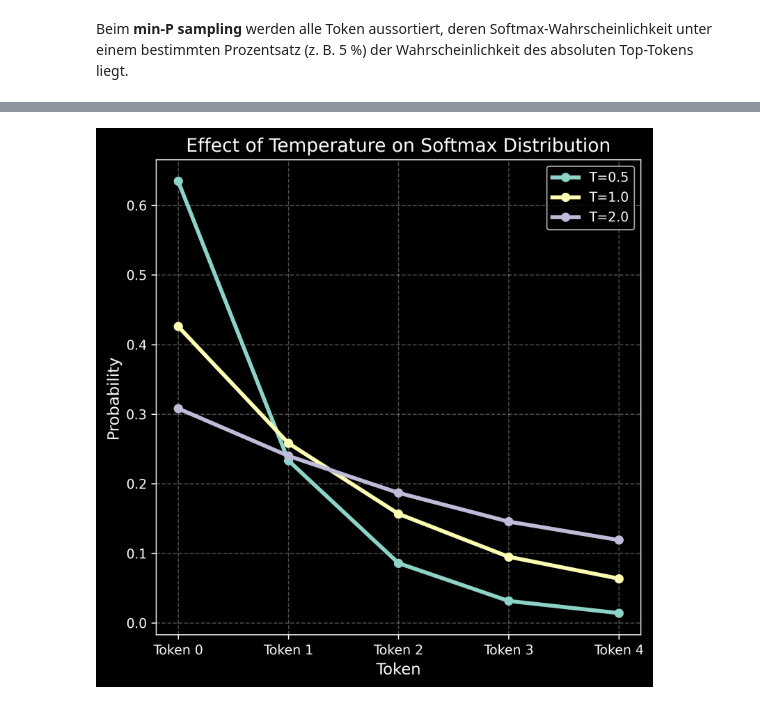
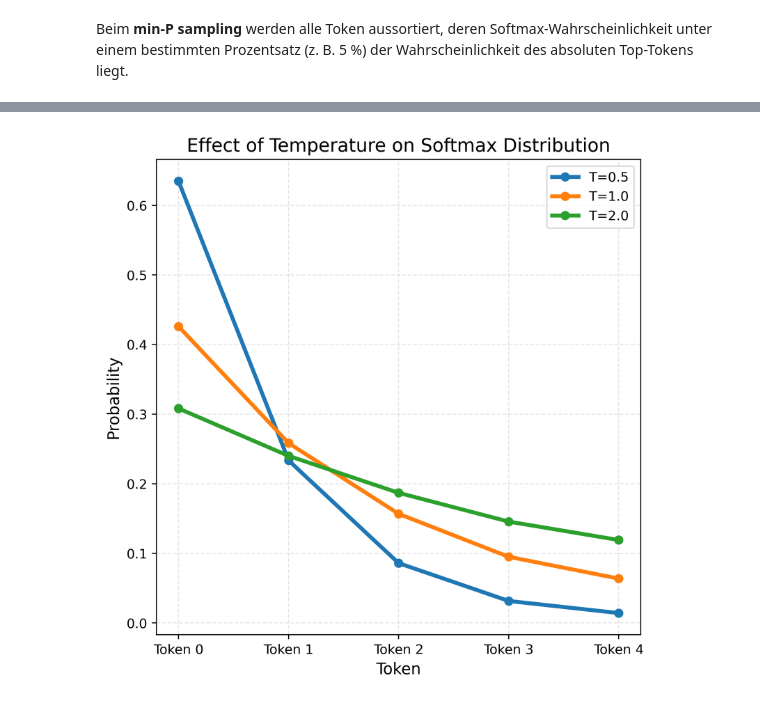
Before and after one commit to WiebkePetersen/TeachingTransformer, a Jupyter notebook: Teaching_sampling_strategies.ipynb, the cells around one changed output, grey strips where cells are left out. Saved outputs shown, nothing was run; the diff lists cells and outputs as text; code cells hidden in the pictures.

```diff
--- a/Teaching_sampling_strategies.ipynb
+++ b/Teaching_sampling_strategies.ipynb
@@ -60,2 +62,15 @@ inputs = tokenizer(prompt, return_tensors="pt")
 # %% [markdown]
 Die einfachste Strategie ist jeweils das wahrscheinlichste Token generieren zu lassen. Diese deterministische Strategie heißt **greedy decoding**.
+# %%
+# Generate using greedy decoding
+output_ids = model.generate(
+    input_ids=inputs.input_ids,
+    attention_mask=inputs.attention_mask,
+    max_new_tokens=50, # maximal 50 new tokens will be generated
+    do_sample=False,  # <-- this disables sampling → greedy decoding
+    pad_token_id=tokenizer.eos_token_id
+)
+
+# Decode and print
+output_text = tokenizer.decode(output_ids[0], skip_special_tokens=True)
+print(output_text)
@@ -159,3 +181,14 @@ Top 10 Softmax probabilities for the 1st generated token:
 ' beiden' -> 0.73%
 # %% [markdown]
 Als nächstes testen wir einfaches Sampling über alle Wörter des Vokabulars:
+# %%
+# Generate using plain random sampling (no top-k or top-p)
+output_ids = model.generate(
+      input_ids=inputs.input_ids,
+      attention_mask=inputs.attention_mask,
+      max_new_tokens=50,
+      do_sample=True,      # enable sampling
+      temperature=1.0,     # keep normal distribution shape
+      pad_token_id=tokenizer.eos_token_id
+)
+print(tokenizer.decode(output_ids[0], skip_special_tokens=True))
@@ -190,2 +236,14 @@ Dabei gab er vor dem Spiel gegen Polen zu Protokoll: "Ich habe große Freude, in
 # %% [markdown]
 Statt aus dem gesamten Vokabular zu wählen wird im **top-k sampling** aus den k wahrscheinlichsten Wörtern gewählt (k=1 ist entsprechend greedy sampling):
+# %%
+# Generate using top-k sampling
+output_ids = model.generate(
+      input_ids=inputs.input_ids,
+      attention_mask=inputs.attention_mask,
+      max_new_tokens=50,
+      do_sample=True,      # must be True for top-k to work
+      top_k=1,              # only sample from the top 1 tokens (=greedy sampling)
+      temperature=1.0,     # optional: lower for safer output
+      pad_token_id=tokenizer.eos_token_id
+)
+print(tokenizer.decode(output_ids[0], skip_special_tokens=True))
@@ -295,34 +376,33 @@ Teste Input Prompts wie: "Das Ergebnis von 2+2 ist " oder "Ein seltener Name ist
 import numpy as np
 import matplotlib.pyplot as plt
 
-plt.style.use("dark_background")
 
 # Simulated logits (e.g., from a language model)
 logits = np.array([2.0, 1.5, 1.0, 0.5, 0.1])
 
 # Temperature values to test
 temperatures = [0.5, 1.0, 2.0]
 
 # Softmax function with temperature
 def softmax_with_temp(logits, temp):
     scaled = logits / temp
     exps = np.exp(scaled - np.max(scaled))  # for numerical stability
     return exps / np.sum(exps)
 
 # Plotting
-plt.figure(figsize=(6, 6), dpi=300)
+plt.figure(figsize=(6, 6), dpi=400)
 token_labels = [f"Token {i}" for i in range(len(logits))]
 
 for temp in temperatures:
     probs = softmax_with_temp(logits, temp)
     plt.plot(token_labels, probs, marker='o', label=f'T={temp}', linewidth=3)
 
 plt.title("Effect of Temperature on Softmax Distribution", fontsize=14)
 plt.xlabel("Token", fontsize=12)
 plt.ylabel("Probability", fontsize=12)
 plt.legend()
 plt.grid(True, linestyle='--', alpha=0.3)
 plt.tight_layout()
 plt.show()
 # %% [output]
-[figure, old version]
+[figure, new version]
```
Also changed, not shown: parts of 22 cells of this notebook.
